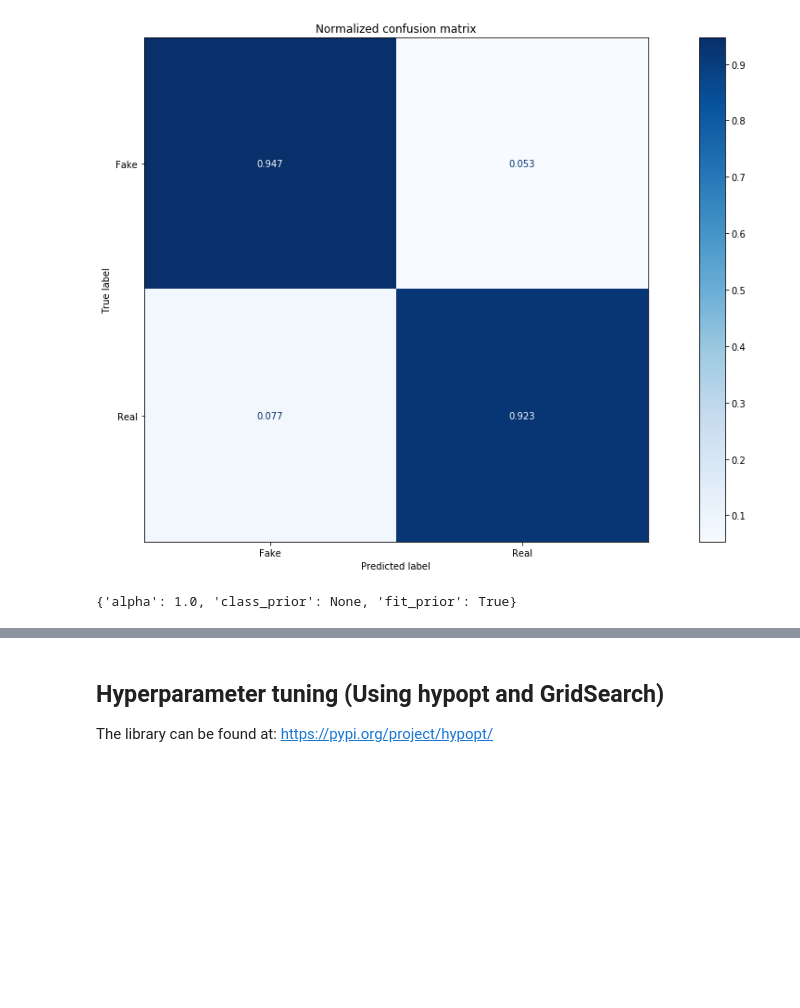
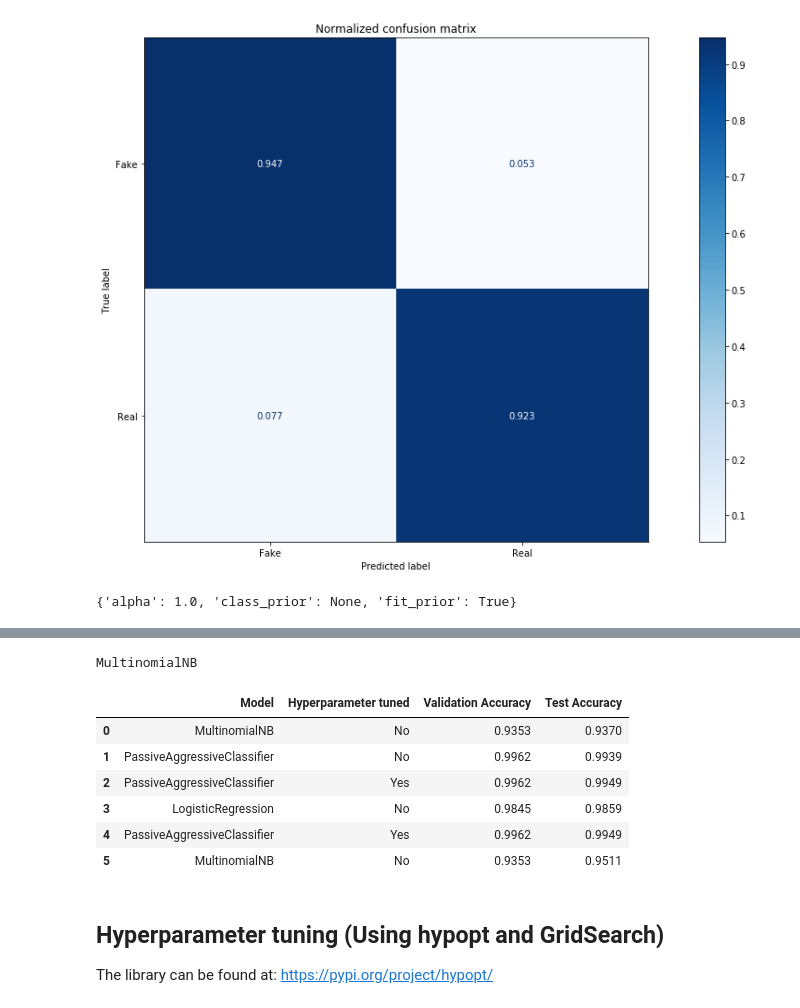
Before and after one commit to spolo96/Fake-news-detection-study, a Jupyter notebook: models/MultinomialNB-FakeNewsDetection.ipynb, the cells around one changed output, grey strips where cells are left out. Drawn from its saved outputs; the diff is of its cells as text; code cells hidden in the pictures; blank space fills up the shorter version.

Commit message:
Added CommonOperations Notebook and custom WriteToCSV Function to MultinomialNB Notebook (created csv file to showcase easily best models for ISOT Dataset)

```diff
--- a/models/MultinomialNB-FakeNewsDetection.ipynb
+++ b/models/MultinomialNB-FakeNewsDetection.ipynb
@@ -372,0 +392,6 @@ clf.get_params()
+# %%
+#Get the name of the model to include it in the logs
+model_name = type(clf).__name__
+print(model_name)
+# %% [output]
+MultinomialNB
@@ -373,3 +403,14 @@ clf.get_params()
+# %%
+#Show results and the new entry.
+pd.read_csv("best_models_isot.csv")
+# %% [output]
+|  | Model | Hyperparameter tuned | Validation Accuracy | Test Accuracy |
+| 0 | MultinomialNB | No | 0.9353 | 0.9370 |
+| 1 | PassiveAggressiveClassifier | No | 0.9962 | 0.9939 |
+| 2 | PassiveAggressiveClassifier | Yes | 0.9962 | 0.9949 |
+| 3 | LogisticRegression | No | 0.9845 | 0.9859 |
+| 4 | PassiveAggressiveClassifier | Yes | 0.9962 | 0.9949 |
+| 5 | MultinomialNB | No | 0.9353 | 0.9511 |
 # %% [markdown]
 ## Hyperparameter tuning (Using hypopt and GridSearch)
 The library can be found at: https://pypi.org/project/hypopt/
```
Also changed, not shown: parts of 10 cells of this notebook, 6 other files.
